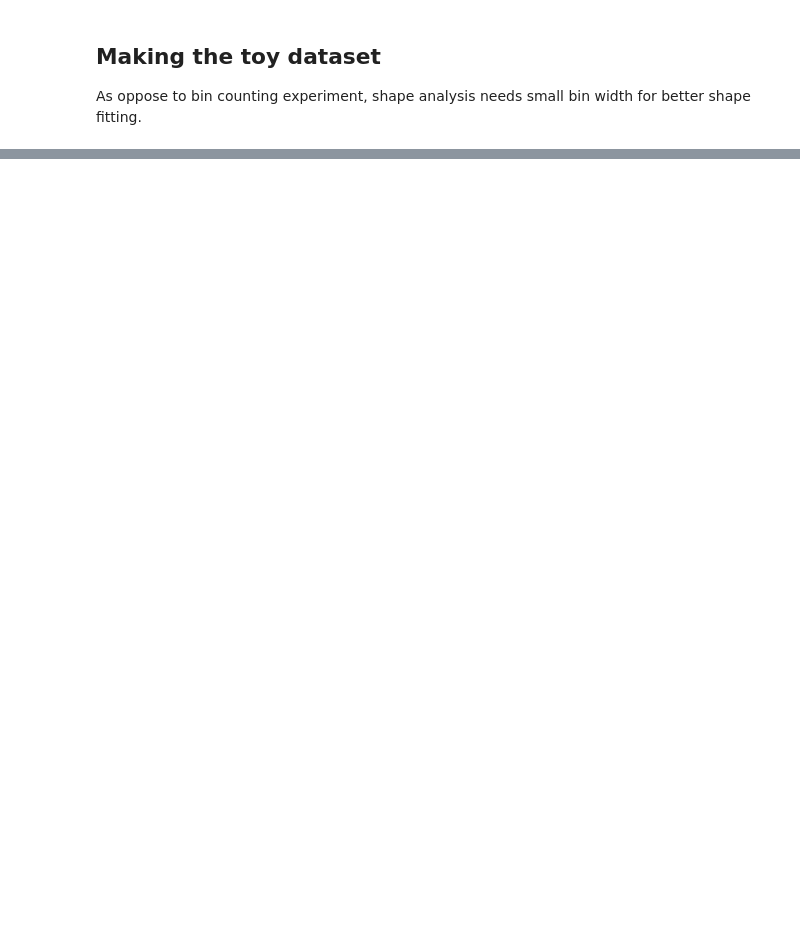
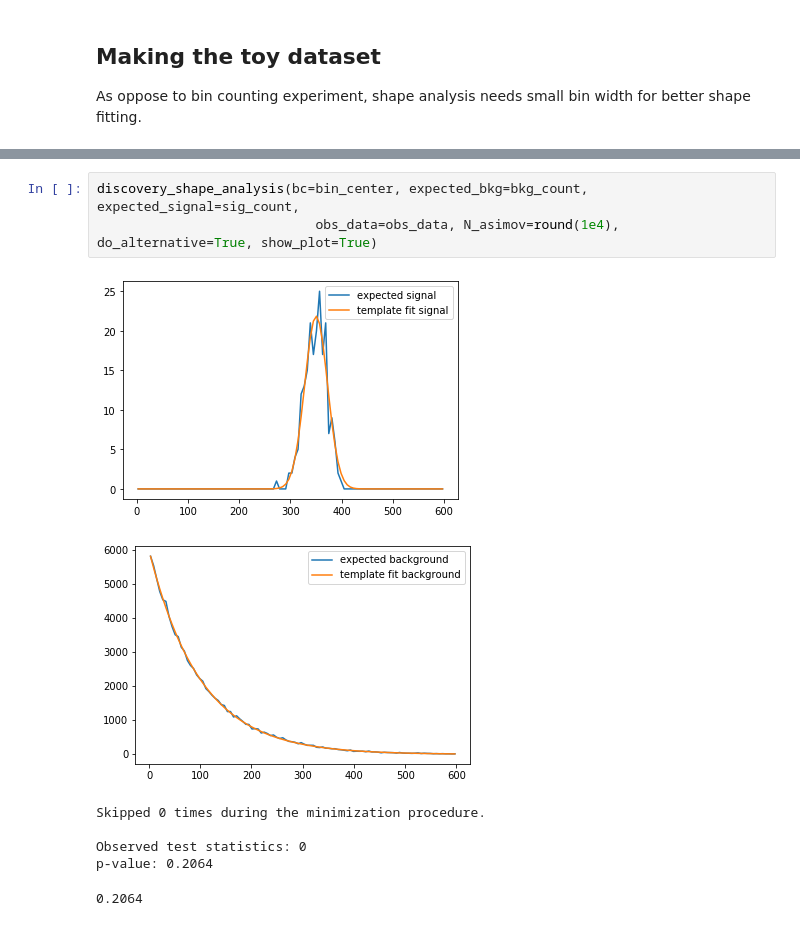
Before and after one commit to thongonary/Thoughts, a Jupyter notebook: HypothesisTesting.ipynb, the cells around one changed output, grey strips where cells are left out. Saved outputs shown, nothing was run; the diff lists cells and outputs as text; blank space fills up the shorter version.

```diff
--- a/HypothesisTesting.ipynb
+++ b/HypothesisTesting.ipynb
@@ -539,0 +543,11 @@ p-value: 0.0002
+# %%
+discovery_shape_analysis(bc=bin_center, expected_bkg=bkg_count, expected_signal=sig_count,
+                            obs_data=obs_data, N_asimov=round(1e4), do_alternative=True, show_plot=True)
+# %% [output]
+[figure, added]
+[figure, added]
+Skipped 0 times during the minimization procedure.
+
+Observed test statistics: 0
+p-value: 0.2064
+0.2064
```
Also changed, not shown: parts of 7 cells of this notebook.
